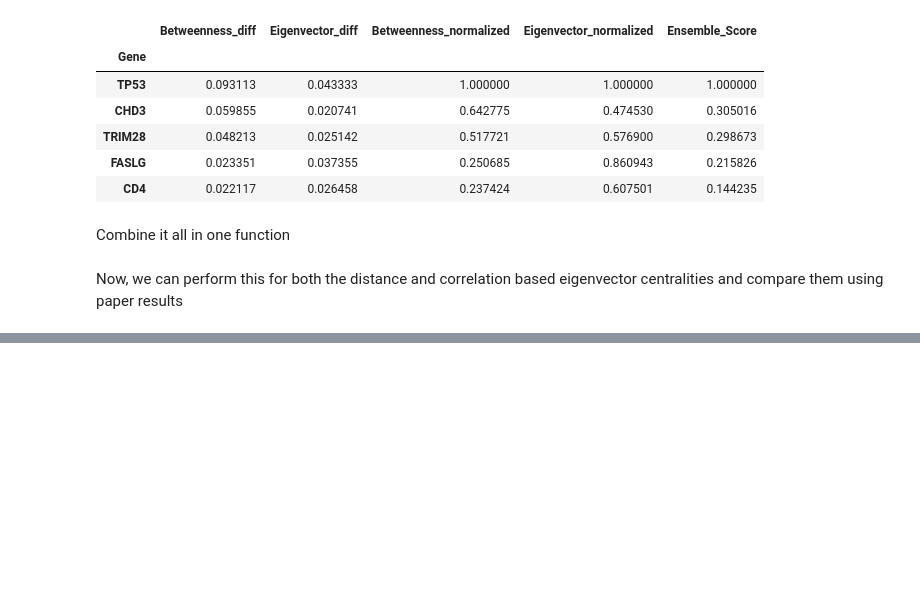
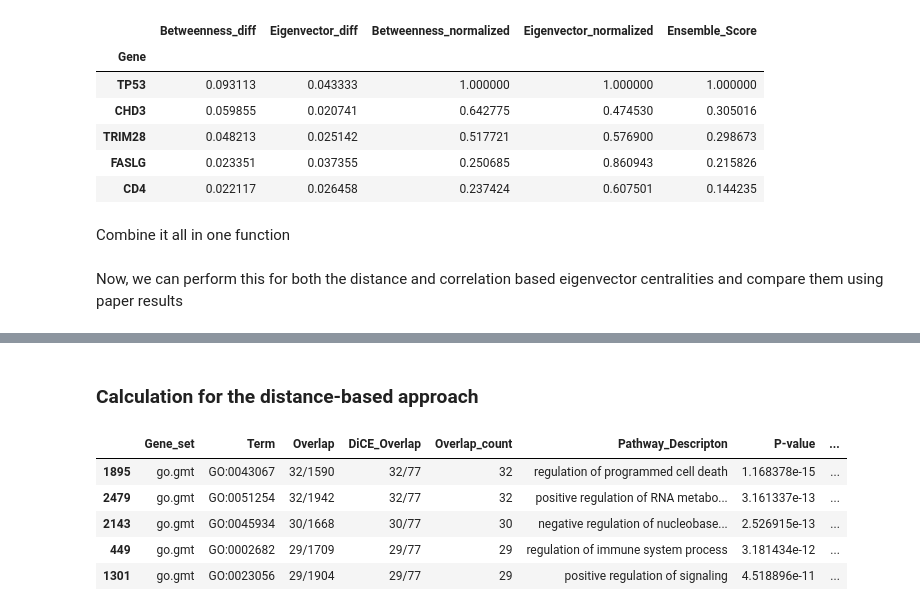
Before and after one commit to DavidosRB/Python-DiCE, a Jupyter notebook: notebooks/example_workflow.ipynb, the cells around one changed output, grey strips where cells are left out. Cells and saved outputs as stored; diff of their text form; code cells hidden in the pictures; blank space fills up the shorter version.

```diff
--- a/notebooks/example_workflow.ipynb
+++ b/notebooks/example_workflow.ipynb
@@ -799,0 +936,38 @@ But there are some differences in their top 10:
+# %%
+def add_dice_overlap_map_terms(enrichment_df: pd.DataFrame, gene_set: list[str], go_mapping_dict: dict[str, str], kegg_mapping_dict: dict[str, str]) -> pd.DataFrame:
+
+    gene_number = str(len(gene_set))
+    overlap = enrichment_df["Overlap"]
+    overlap = overlap.replace(to_replace=r"\/.*", value="/"+gene_number, regex=True)
+
+    enrichment_df["DiCE_Overlap"] = overlap
+
+    # Also make a column that just has the amount of overlap in an integer (so we can sort by it)
+    enrichment_df["Overlap_count"] = enrichment_df["DiCE_Overlap"].replace(to_replace=r"\/.*", value="", regex=True).astype(int)
+
+    # Also map the GO and KEGG terms to actual pathway names
+    # First, we combine the two dictionaries
+    combined_mapping = go_mapping_dict | kegg_mapping_dict
+    enrichment_df["Pathway_Descripton"] = enrichment_df["Term"].map(combined_mapping)
+
+    # Sort the columns so it's right next to the regular overlap
+    enrichment_df = enrichment_df.reindex(columns=["Gene_set", "Term", "Overlap", "DiCE_Overlap", "Overlap_count", "Pathway_Descripton", "P-value", "Adjusted P-value", "Odds Ratio", "Combined Score", "Genes"])
+
+
+    return enrichment_df
+# %% [markdown]
+### Calculation for the distance-based approach
+# %%
+final_distance_enrichment_df = add_dice_overlap_map_terms(enrichment_df=distance_enrichment_df, gene_set=distance_dice_genes, go_mapping_dict=go_mapping_dict, kegg_mapping_dict=kegg_mapping_dict)
+
+# Sort by our new DiCE Overlap (the raw count)
+final_distance_enrichment_df.sort_values("Overlap_count", ascending=False, inplace=True)
+
+final_distance_enrichment_df.head()
+# %% [output]
+|  | Gene_set | Term | Overlap | DiCE_Overlap | Overlap_count | Pathway_Descripton | P-value | ... |
+| 1895 | go.gmt | GO:0043067 | 32/1590 | 32/77 | 32 | regulation of programmed cell death | 1.168378e-15 | ... |
+| 2479 | go.gmt | GO:0051254 | 32/1942 | 32/77 | 32 | positive regulation of RNA metabo... | 3.161337e-13 | ... |
+| 2143 | go.gmt | GO:0045934 | 30/1668 | 30/77 | 30 | negative regulation of nucleobase... | 2.526915e-13 | ... |
+| 449 | go.gmt | GO:0002682 | 29/1709 | 29/77 | 29 | regulation of immune system process | 3.181434e-12 | ... |
+| 1301 | go.gmt | GO:0023056 | 29/1904 | 29/77 | 29 | positive regulation of signaling | 4.518896e-11 | ... |
```
Also changed, not shown: parts of 34 cells of this notebook, 1 other file.
